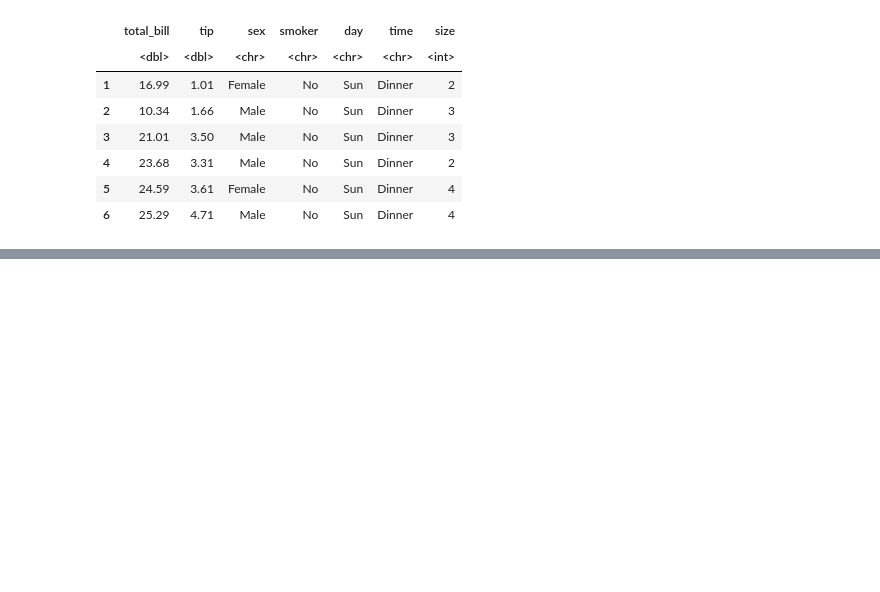
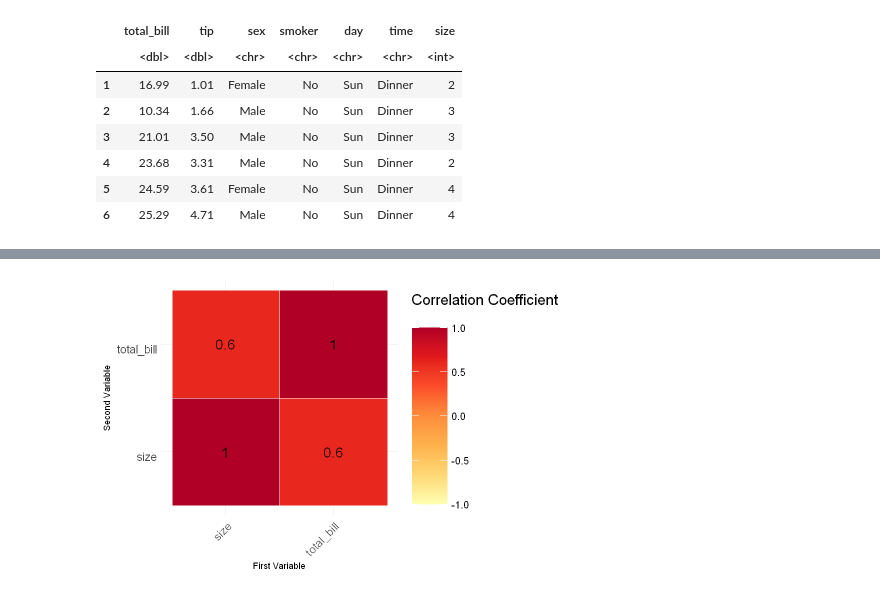
Before and after one commit to JustinTrenchcoat/STAT_301_Personal_Project, a Jupyter notebook: analysis.ipynb, the cells around one changed output, grey strips where cells are left out. Saved outputs shown, nothing was run; the diff lists cells and outputs as text; code cells hidden in the pictures; blank space fills up the shorter version.

```diff
--- a/analysis.ipynb
+++ b/analysis.ipynb
@@ -53,0 +39,11 @@ geom_histogram()
+# %%
+corr_matrix_tip <-
+   data_tips %>%
+   select(-sex, -smoker,-day,-time, -tip) %>%
+   cor() %>%
+   as_tibble(rownames = 'var1') %>%
+   pivot_longer(-var1, names_to = "var2", values_to = "corr")
+
+# your code here
+
+corr_matrix_tip
@@ -53,0 +58,29 @@ geom_histogram()
+# %%
+# Adjust these numbers so the plot looks good in your desktop.
+options(repr.plot.width = 8, repr.plot.height = 5)
+
+plot_corr_matrix_tips <-
+  corr_matrix_tip %>%
+  ggplot(aes(x=var1, y=var2)) +
+  geom_tile(aes(fill = corr), color = "white") +
+  scale_fill_distiller("Correlation Coefficient \n",
+      palette =  "YlOrRd",
+      direction = 1,
+      limits = c(-1,1)
+    ) +
+    labs(x = "First Variable", y = "Second Variable") +
+    theme_minimal() +
+    theme(
+        axis.text.x = element_text(angle = 45, vjust = 1, size = 14, hjust = 1),
+        axis.text.y = element_text(vjust = 1, size = 14, hjust = 1),
+        legend.title = element_text(size = 18),
+        legend.text = element_text(size = 12),
+        legend.key.size = unit(1.5, "cm")
+    ) +
+    coord_fixed() +
+  geom_text(aes(x=var1, y=var2, label = round(corr, digits=2)), color = "black", size = 6)
+
+# your code here
+plot_corr_matrix_tips
+# %% [output]
+[figure, added]
```
Also changed, not shown: parts of 6 cells of this notebook, 1 other file.
